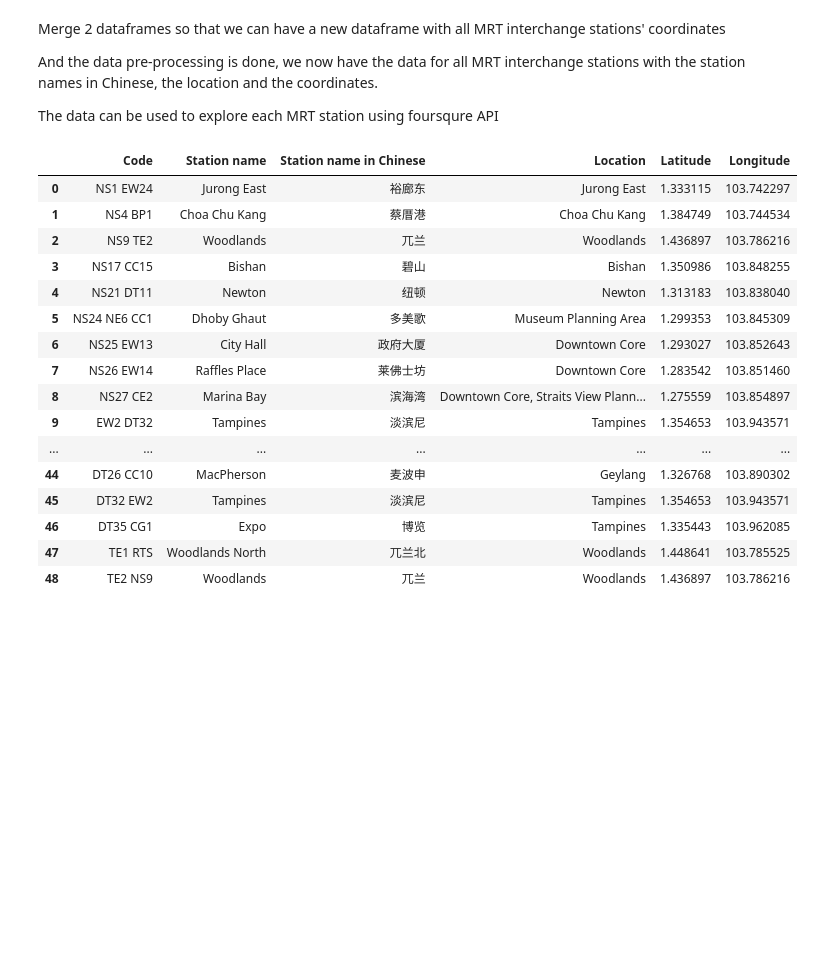
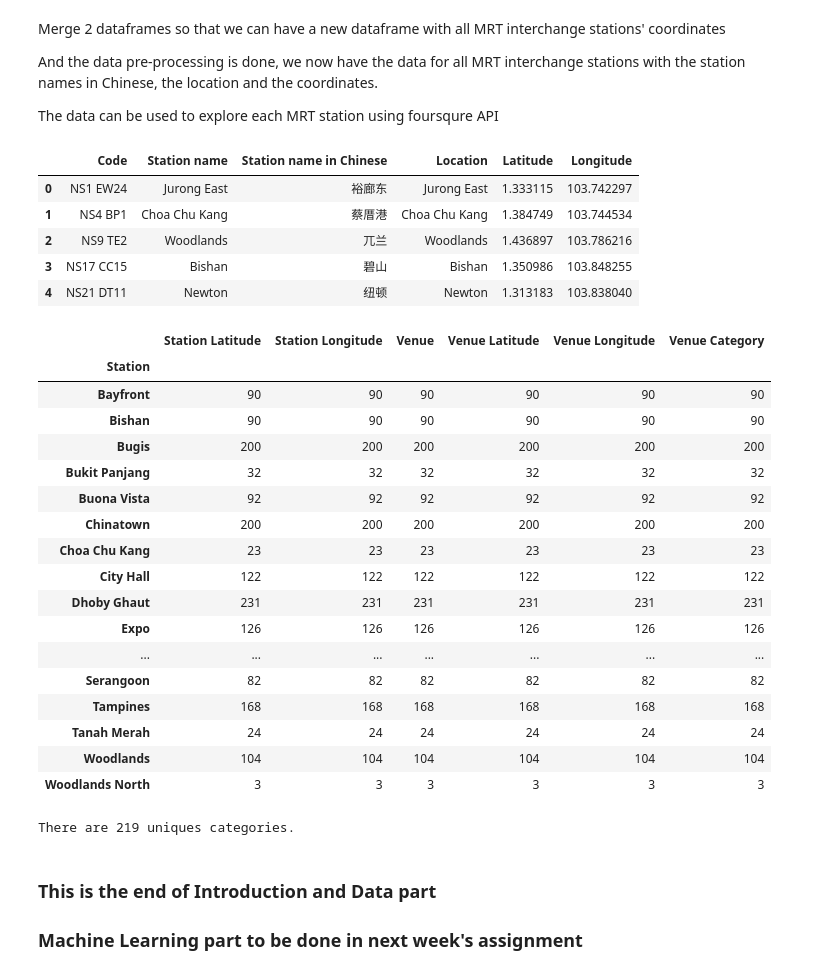
Before and after one commit to SophiaSama/DataScience, a Jupyter notebook: Week4_Data.ipynb, the cells around one changed output. Cells and saved outputs as stored; diff of their text form; code cells hidden in the pictures; blank space fills up the shorter version.

Commit message:
Adding foursquare data

```diff
--- a/Week4_Data.ipynb
+++ b/Week4_Data.ipynb
@@ -354,25 +318,14 @@ The data can be used to explore each MRT station using foursqure API
 # %%
 interchange_merged = df_interchange
 interchange_merged = pd.merge(interchange_merged, interchange_coordinates,on='Station name',how='left')
 #interchange_merged = interchange_merged.join(interchange_coordinates.set_index('Station name'), on='Station name')
 interchange_merged=interchange_merged.drop_duplicates()
 interchange_merged.reset_index(drop=True, inplace=True)
-interchange_merged
+interchange_merged.head()
 # %% [output]
 |  | Code | Station name | Station name in Chinese | Location | Latitude | Longitude |
 | 0 | NS1 EW24 | Jurong East | 裕廊东 | Jurong East | 1.333115 | 103.742297 |
 | 1 | NS4 BP1 | Choa Chu Kang | 蔡厝港 | Choa Chu Kang | 1.384749 | 103.744534 |
 | 2 | NS9 TE2 | Woodlands | 兀兰 | Woodlands | 1.436897 | 103.786216 |
 | 3 | NS17 CC15 | Bishan | 碧山 | Bishan | 1.350986 | 103.848255 |
 | 4 | NS21 DT11 | Newton | 纽顿 | Newton | 1.313183 | 103.838040 |
-| 5 | NS24 NE6 CC1 | Dhoby Ghaut | 多美歌 | Museum Planning Area | 1.299353 | 103.845309 |
-| 6 | NS25 EW13 | City Hall | 政府大厦 | Downtown Core | 1.293027 | 103.852643 |
-| 7 | NS26 EW14 | Raffles Place | 莱佛士坊 | Downtown Core | 1.283542 | 103.851460 |
-| 8 | NS27 CE2 | Marina Bay | 滨海湾 | Downtown Core, Straits View Plann... | 1.275559 | 103.854897 |
-| 9 | EW2 DT32 | Tampines | 淡滨尼 | Tampines | 1.354653 | 103.943571 |
-| ... | ... | ... | ... | ... | ... | ... |
-| 44 | DT26 CC10 | MacPherson | 麦波申 | Geylang | 1.326768 | 103.890302 |
-| 45 | DT32 EW2 | Tampines | 淡滨尼 | Tampines | 1.354653 | 103.943571 |
-| 46 | DT35 CG1 | Expo | 博览 | Tampines | 1.335443 | 103.962085 |
-| 47 | TE1 RTS | Woodlands North | 兀兰北 | Woodlands | 1.448641 | 103.785525 |
-| 48 | TE2 NS9 | Woodlands | 兀兰 | Woodlands | 1.436897 | 103.786216 |
@@ -378,0 +381,28 @@ interchange_merged
+# %%
+singapore_venues.groupby('Station').count()
+# %% [output]
+|  | Station Latitude | Station Longitude | Venue | Venue Latitude | Venue Longitude | Venue Category |
+| Station |  |  |  |  |  |  |
+| Bayfront | 90 | 90 | 90 | 90 | 90 | 90 |
+| Bishan | 90 | 90 | 90 | 90 | 90 | 90 |
+| Bugis | 200 | 200 | 200 | 200 | 200 | 200 |
+| Bukit Panjang | 32 | 32 | 32 | 32 | 32 | 32 |
+| Buona Vista | 92 | 92 | 92 | 92 | 92 | 92 |
+| Chinatown | 200 | 200 | 200 | 200 | 200 | 200 |
+| Choa Chu Kang | 23 | 23 | 23 | 23 | 23 | 23 |
+| City Hall | 122 | 122 | 122 | 122 | 122 | 122 |
+| Dhoby Ghaut | 231 | 231 | 231 | 231 | 231 | 231 |
+| Expo | 126 | 126 | 126 | 126 | 126 | 126 |
+| ... | ... | ... | ... | ... | ... | ... |
+| Serangoon | 82 | 82 | 82 | 82 | 82 | 82 |
+| Tampines | 168 | 168 | 168 | 168 | 168 | 168 |
+| Tanah Merah | 24 | 24 | 24 | 24 | 24 | 24 |
+| Woodlands | 104 | 104 | 104 | 104 | 104 | 104 |
+| Woodlands North | 3 | 3 | 3 | 3 | 3 | 3 |
+# %%
+print('There are {} uniques categories.'.format(len(singapore_venues['Venue Category'].unique())))
+# %% [output]
+There are 219 uniques categories.
+# %% [markdown]
+### This is the end of Introduction and Data part
+### Machine Learning part to be done in next week's assignment
```
Also changed, not shown: parts of 6 cells of this notebook.
